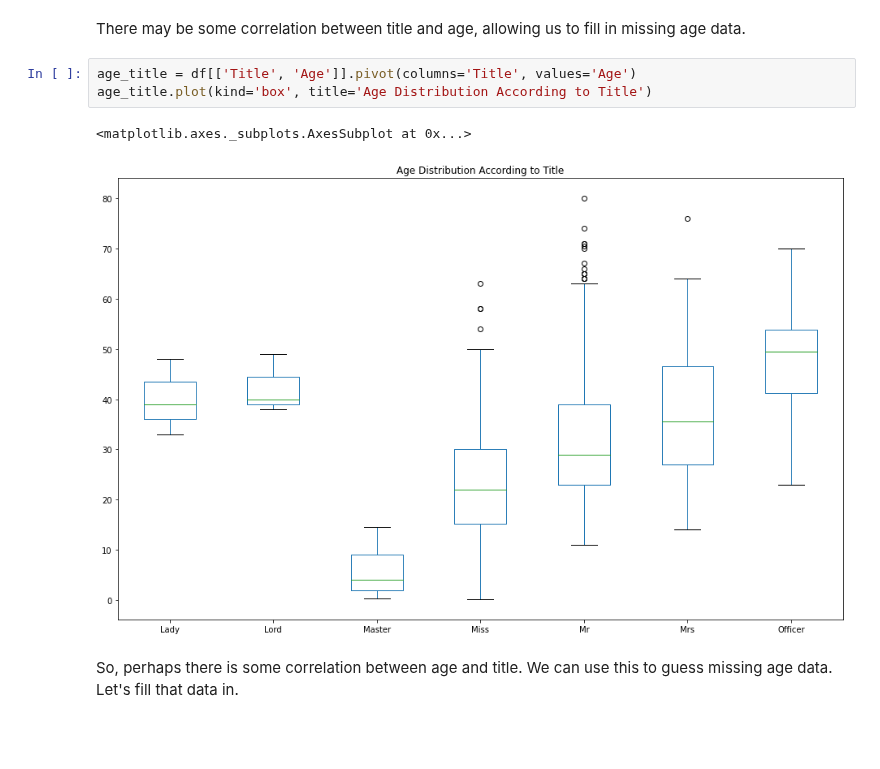
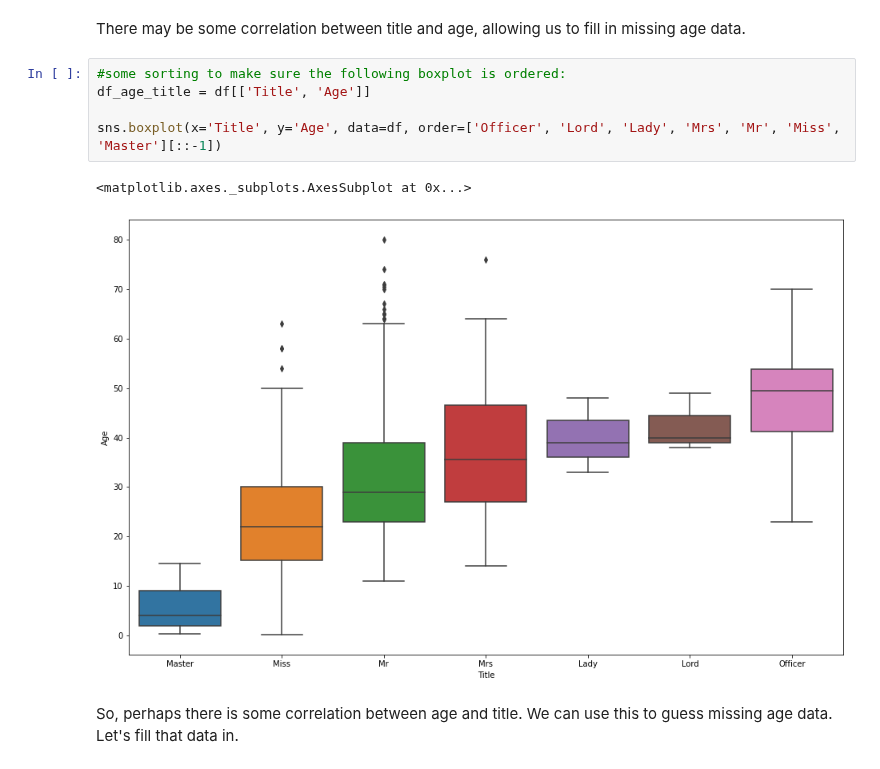
Before and after one commit to wcneill/ml-from-scratch, a Jupyter notebook: kaggle/titanic/titanic_ml.ipynb, the cells around one changed output. Cells and saved outputs as stored; diff of their text form; blank space fills up the shorter version.

```diff
--- a/kaggle/titanic/titanic_ml.ipynb
+++ b/kaggle/titanic/titanic_ml.ipynb
@@ -117,12 +117,14 @@ Lord         3
 Name: Title, dtype: int64
 # %% [markdown]
 There may be some correlation between title and age, allowing us to fill in missing age data.
-# %%
-age_title = df[['Title', 'Age']].pivot(columns='Title', values='Age')
-age_title.plot(kind='box', title='Age Distribution According to Title')
-# %% [output]
-<matplotlib.axes._subplots.AxesSubplot at 0x...>
-[figure, removed]
+# %%
+#some sorting to make sure the following boxplot is ordered:
+df_age_title = df[['Title', 'Age']]
+
+sns.boxplot(x='Title', y='Age', data=df, order=['Officer', 'Lord', 'Lady', 'Mrs', 'Mr', 'Miss', 'Master'][::-1])
+# %% [output]
+<matplotlib.axes._subplots.AxesSubplot at 0x...>
+[figure, added]
 # %% [markdown]
 So, perhaps there is some correlation between age and title. We can use this to guess missing age data. Let's fill that data in.
 # %%
```
Also changed, not shown: parts of 7 cells of this notebook.
